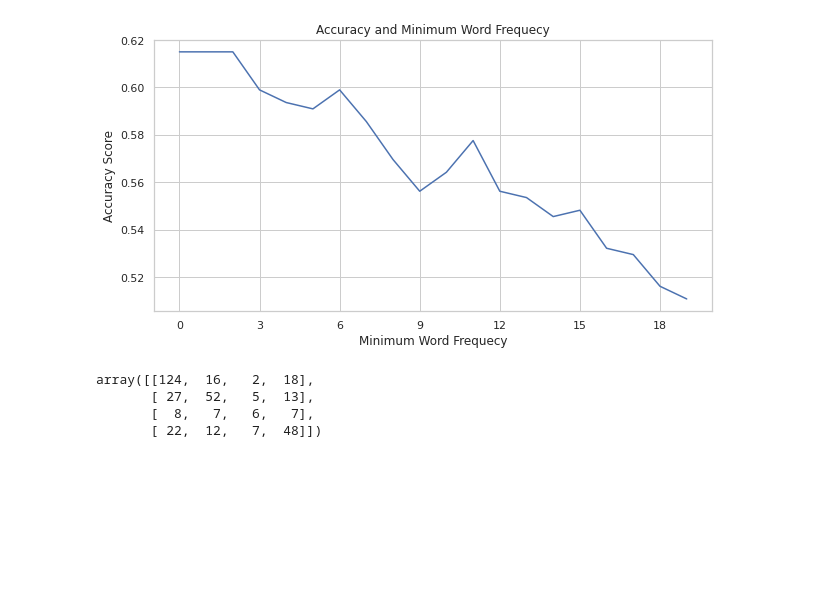
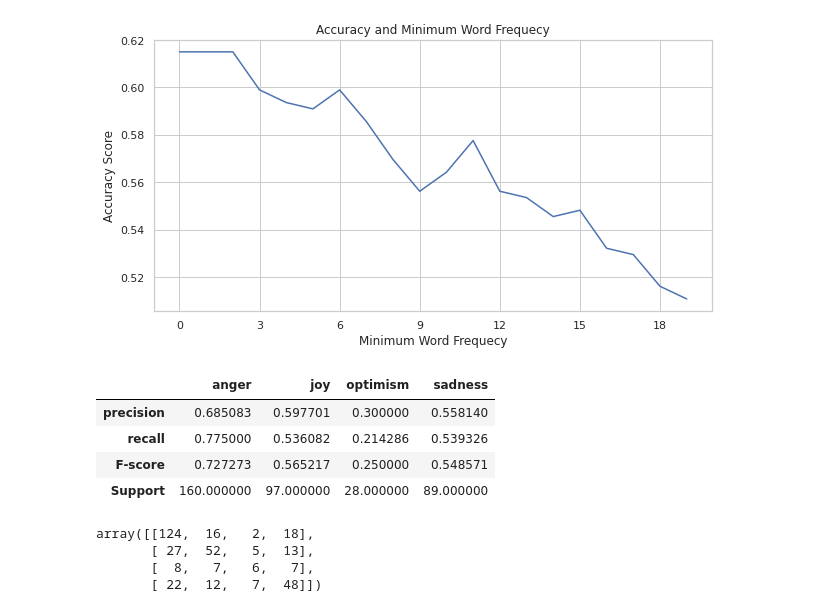
Before and after one commit to jonas-mika/twitter-hatespeech-detection, a Jupyter notebook: notebooks/project4.ipynb, the cells around one changed output. Cells and saved outputs as stored; diff of their text form; code cells hidden in the pictures; blank space fills up the shorter version.

Commit message:
aidan and nicola precision,recall,fscore function

```diff
--- a/notebooks/project4.ipynb
+++ b/notebooks/project4.ipynb
@@ -815,3 +814,17 @@ def model_accuracy(Dataset,min_frequency,model,v_or_t="val"):
     prediction = model.predict(text_format(Dataset,remove_stop_uncommon(DATA["processed"][Dataset][f"{v_or_t}_text"],min_frequency,VOCABULARY[Dataset]),tvt=v_or_t))
     actual = DATA["processed"][Dataset][f"{v_or_t}_labels"]
     return accuracy_score(actual, prediction)
+# %%
+def model_prf_score(Dataset,min_frequency,model,v_or_t="val"):
+    """takes cleaned and tokensed data and returns precision, recall and F-score of the model"""
+    if v_or_t !="val":
+        v_or_t="test"
+        print("warning! you are using the test data")
+    prediction = model.predict(text_format(Dataset,remove_stop_uncommon(DATA["processed"][Dataset][f"{v_or_t}_text"],min_frequency,VOCABULARY[Dataset]),tvt=v_or_t))
+    actual = DATA["processed"][Dataset][f"{v_or_t}_labels"]
+    scores= precision_recall_fscore_support(actual,prediction)
+    order=list(DATA["raw"][Dataset]["mapping"].values())
+    score_labels=["precision","recall","F-score", "Support"]
+    for i,label in enumerate(order):
+        score_dataframe=pd.DataFrame(data=scores,columns=order,index=score_labels)
+        return score_dataframe
@@ -857,6 +884,14 @@ DATA['processed']['emotion']['train_labels'])
 plot_accuracy(20,"emotion",clf)#1 seems best here
 # %% [output]
 [figure]
+# %%
+model_prf_score("emotion",1,clf)
+# %% [output]
+|  | anger | joy | optimism | sadness |
+| precision | 0.685083 | 0.597701 | 0.300000 | 0.558140 |
+| recall | 0.775000 | 0.536082 | 0.214286 | 0.539326 |
+| F-score | 0.727273 | 0.565217 | 0.250000 | 0.548571 |
+| Support | 160.000000 | 97.000000 | 28.000000 | 89.000000 |
 # %%
 prediction = clf.predict(text_format("emotion",remove_stop_uncommon(DATA["processed"]["emotion"]["val_text"],1,VOCABULARY["emotion"]),tvt="val"))
 actual = DATA["processed"]["emotion"]["val_labels"]
```
Also changed, not shown: parts of 12 cells of this notebook.
